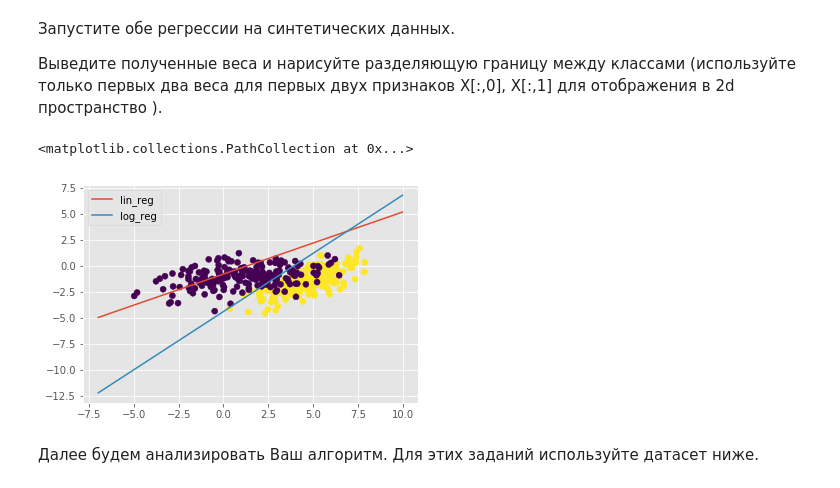
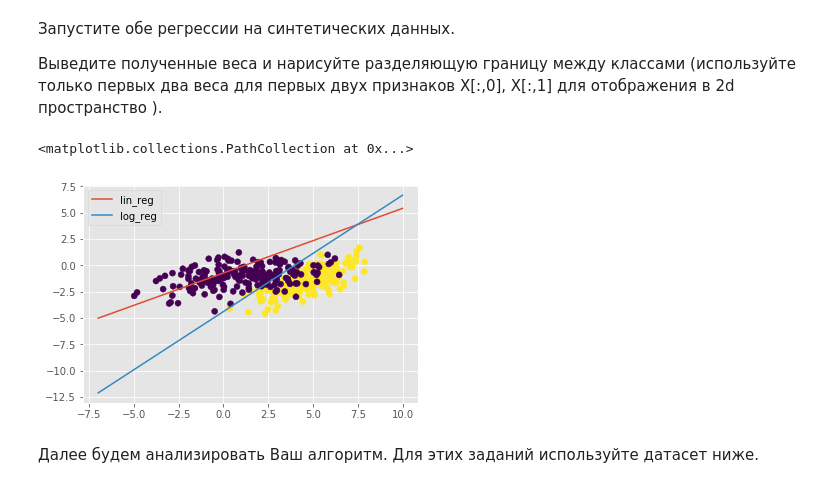
Before and after one commit to Demontego/ML, a Jupyter notebook: 02/kurbanov_hw2.ipynb, the cells around one changed output. Cells and saved outputs as stored; diff of their text form; code cells hidden in the pictures.

```diff
--- a/02/kurbanov_hw2.ipynb
+++ b/02/kurbanov_hw2.ipynb
@@ -404,27 +404,27 @@ def plot_decision_boundary(clf, lbl=None):
 # %%
 np.random.seed(0)
 
 C1 = np.array([[0., -0.8], [1.5, 0.8]])
 C2 = np.array([[1., -0.7], [2., 0.7]])
 gauss1 = np.dot(np.random.randn(200, 2) + np.array([5, 3]), C1)
 gauss2 = np.dot(np.random.randn(200, 2) + np.array([1.5, 0]), C2)
 
 X = np.vstack([gauss1, gauss2])
 y = np.r_[np.ones(200), np.zeros(200)]
 
 
 # plot_decision_boundary(your_model)
-myclf1 = MySGDClassifier(batch_generator, C=1000, model_type='lin_reg')
+myclf1 = MySGDClassifier(batch_generator, C=50, model_type='lin_reg')
 myclf1.fit(X, y)
 plot_decision_boundary(myclf1,'lin_reg')
-myclf2 = MySGDClassifier(batch_generator, C=1000, model_type='log_reg')
+myclf2 = MySGDClassifier(batch_generator, C=10000, model_type='log_reg')
 myclf2.fit(X, y)
 plot_decision_boundary(myclf2,'log_reg')
 plt.legend()
 plt.scatter(X[:,0], X[:,1], c=y)
 # %% [output]
 <matplotlib.collections.PathCollection at 0x...>
-[figure, old version]
+[figure, new version]
 # %% [markdown]
 Далее будем анализировать Ваш алгоритм.
 Для этих заданий используйте датасет ниже.
```
Also changed, not shown: parts of 26 cells of this notebook.
